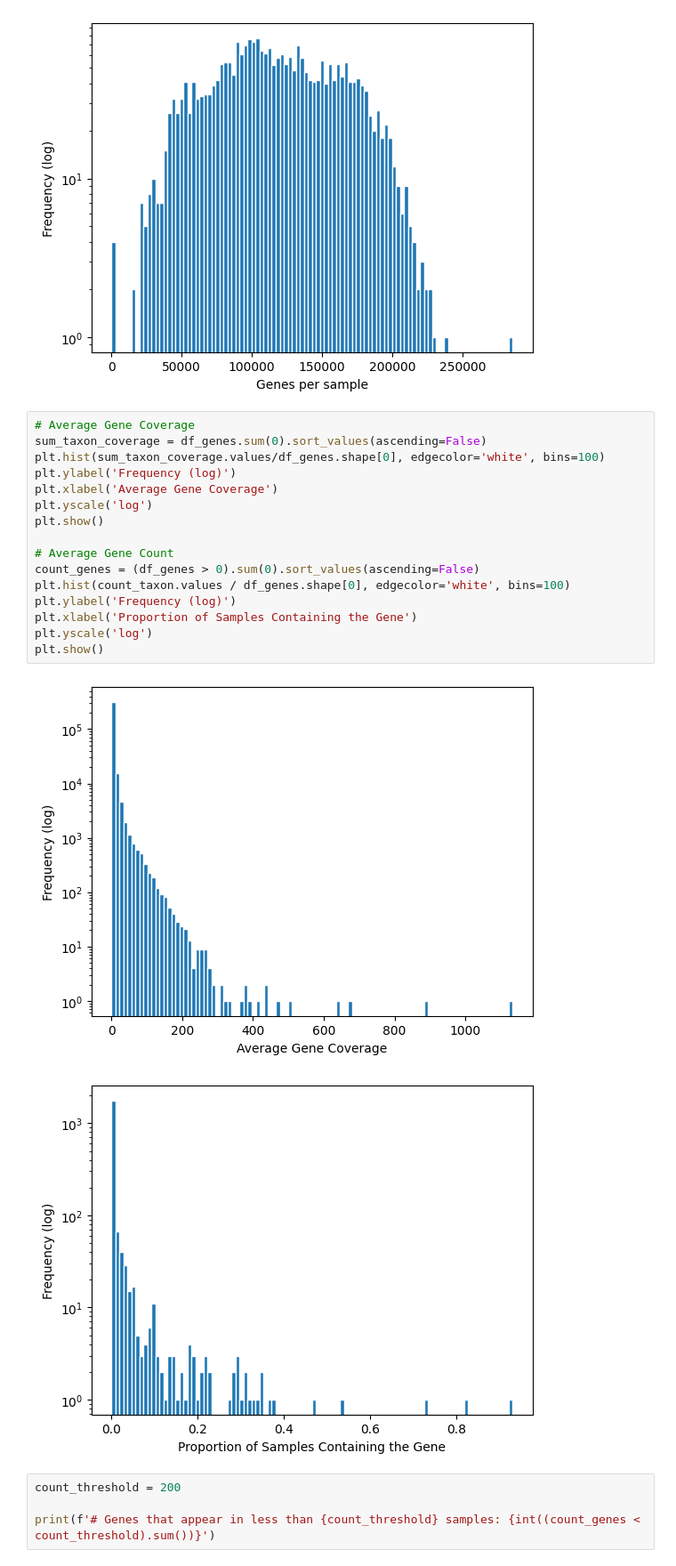
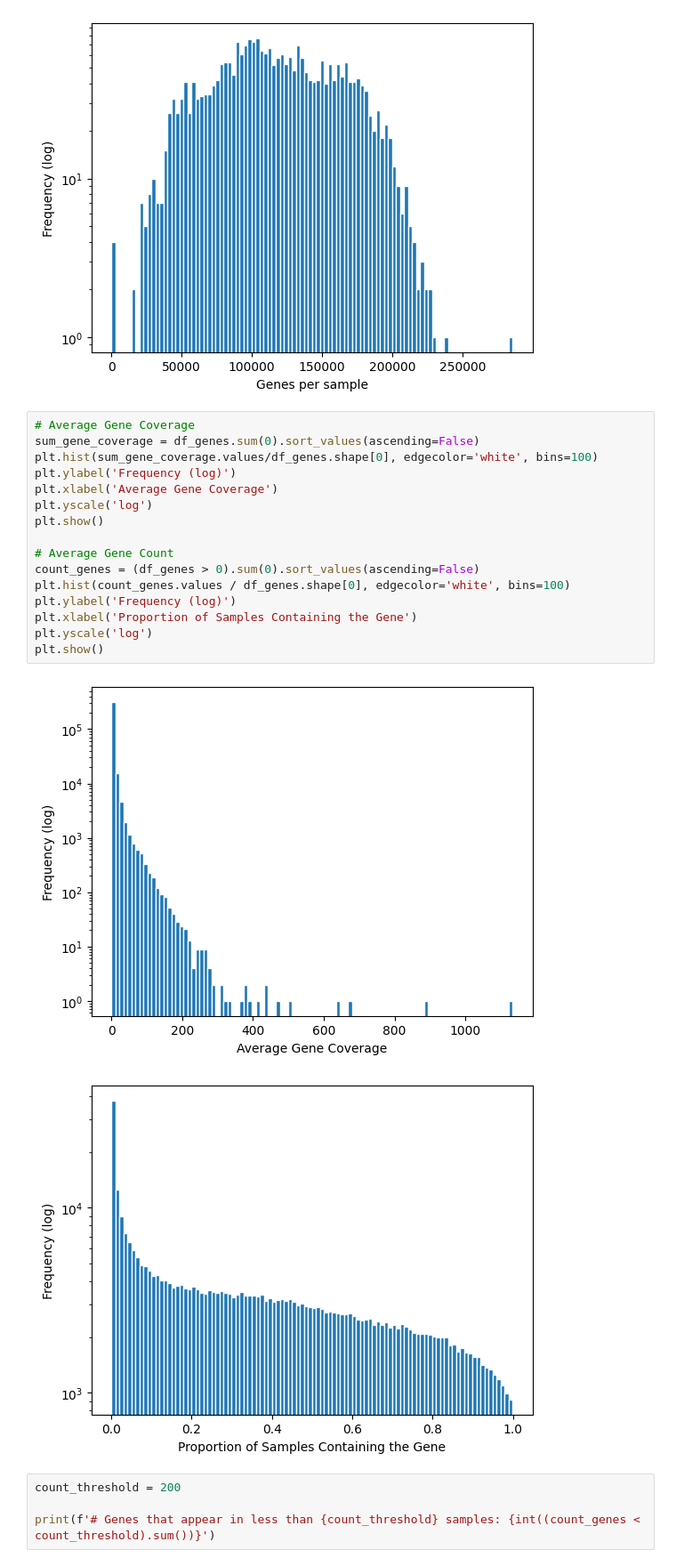
Before and after one commit to AthomsG/gene-prediction-from-bacteria-community, a Jupyter notebook: notebooks/EDA.ipynb, the cells around one changed output. Shown at 89% size. Drawn from its saved outputs; the diff is of its cells as text.

```diff
--- a/notebooks/EDA.ipynb
+++ b/notebooks/EDA.ipynb
@@ -74,23 +116,23 @@ plt.show()
 [figure]
 # %%
 # Average Gene Coverage
-sum_taxon_coverage = df_genes.sum(0).sort_values(ascending=False)
-plt.hist(sum_taxon_coverage.values/df_genes.shape[0], edgecolor='white', bins=100)
+sum_gene_coverage = df_genes.sum(0).sort_values(ascending=False)
+plt.hist(sum_gene_coverage.values/df_genes.shape[0], edgecolor='white', bins=100)
 plt.ylabel('Frequency (log)')
 plt.xlabel('Average Gene Coverage')
 plt.yscale('log')
 plt.show()
 
 # Average Gene Count
 count_genes = (df_genes > 0).sum(0).sort_values(ascending=False)
-plt.hist(count_taxon.values / df_genes.shape[0], edgecolor='white', bins=100)
+plt.hist(count_genes.values / df_genes.shape[0], edgecolor='white', bins=100)
 plt.ylabel('Frequency (log)')
 plt.xlabel('Proportion of Samples Containing the Gene')
 plt.yscale('log')
 plt.show()
 # %% [output]
 [figure]
-[figure, old version]
+[figure, new version]
 # %%
 count_threshold = 200
 
```
Also changed, not shown: parts of 35 cells of this notebook.
